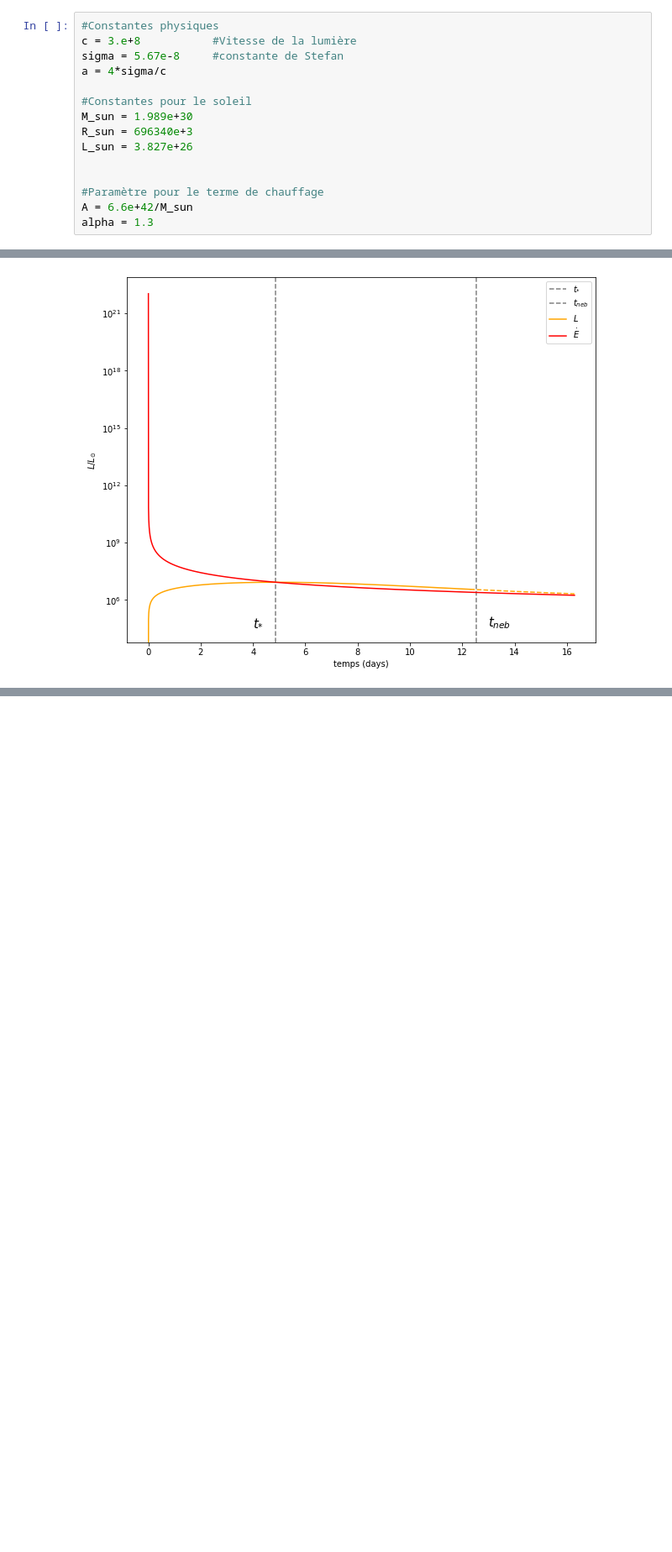
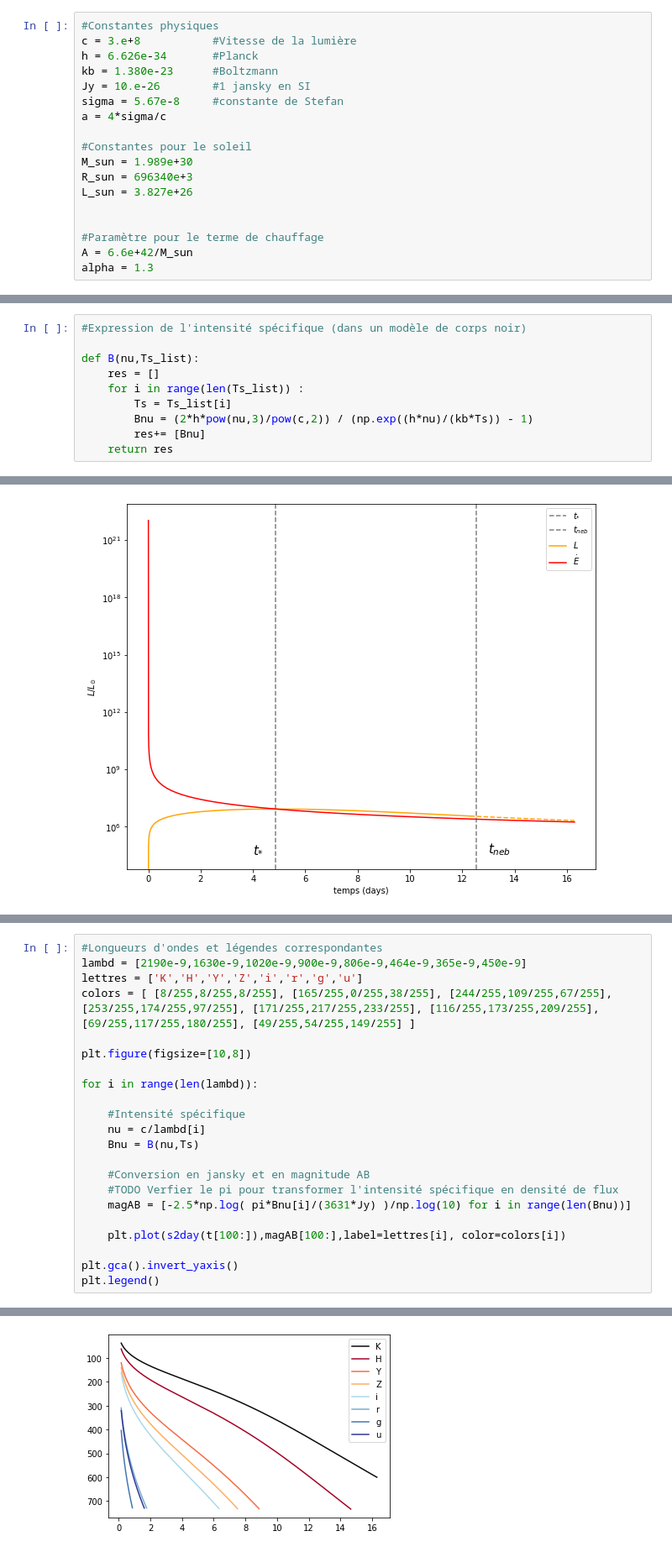
Before and after one commit to romainpch/PHY583, a Jupyter notebook: Astro.ipynb, the cells around one changed output, grey strips where cells are left out. Shown: that part at 84% size. Cells and saved outputs as stored; diff of their text form; blank space fills up the shorter version.

Commit message:
Magnitude AB

```diff
--- a/Astro.ipynb
+++ b/Astro.ipynb
@@ -18,6 +18,9 @@ def s2year(t) :
 # %%
 #Constantes physiques
 c = 3.e+8           #Vitesse de la lumière
+h = 6.626e-34       #Planck
+kb = 1.380e-23      #Boltzmann
+Jy = 10.e-26        #1 jansky en SI
 sigma = 5.67e-8     #constante de Stefan
 a = 4*sigma/c
 
@@ -125,6 +128,16 @@ def L_analytique(t) :
 print(L_analytique(20000))
 # %% [output]
 (nan+nanj)
+# %%
+#Expression de l'intensité spécifique (dans un modèle de corps noir)
+
+def B(nu,Ts_list):
+    res = []
+    for i in range(len(Ts_list)) :
+        Ts = Ts_list[i]
+        Bnu = (2*h*pow(nu,3)/pow(c,2)) / (np.exp((h*nu)/(kb*Ts)) - 1)
+        res+= [Bnu]
+    return res
 # %%
 Nlim = 7550
 
@@ -158,0 +172,23 @@ plt.legend()
+# %%
+#Longueurs d'ondes et légendes correspondantes
+lambd = [2190e-9,1630e-9,1020e-9,900e-9,806e-9,464e-9,365e-9,450e-9]
+lettres = ['K','H','Y','Z','i','r','g','u']
+colors = [ [8/255,8/255,8/255], [165/255,0/255,38/255], [244/255,109/255,67/255], [253/255,174/255,97/255], [171/255,217/255,233/255], [116/255,173/255,209/255], [69/255,117/255,180/255], [49/255,54/255,149/255] ]
+
+plt.figure(figsize=[10,8])
+
+for i in range(len(lambd)):
+
+    #Intensité spécifique
+    nu = c/lambd[i]
+    Bnu = B(nu,Ts)
+
+    #Conversion en jansky et en magnitude AB
+    #TODO Verfier le pi pour transformer l'intensité spécifique en densité de flux
+    magAB = [-2.5*np.log( pi*Bnu[i]/(3631*Jy) )/np.log(10) for i in range(len(Bnu))]
+
+    plt.plot(s2day(t[100:]),magAB[100:],label=lettres[i], color=colors[i])
+
+plt.gca().invert_yaxis()
+plt.legend()
+# %% [output]
@@ -158,0 +196 @@ plt.legend()
+[figure, added]
```
Also changed, not shown: parts of 2 cells of this notebook.
